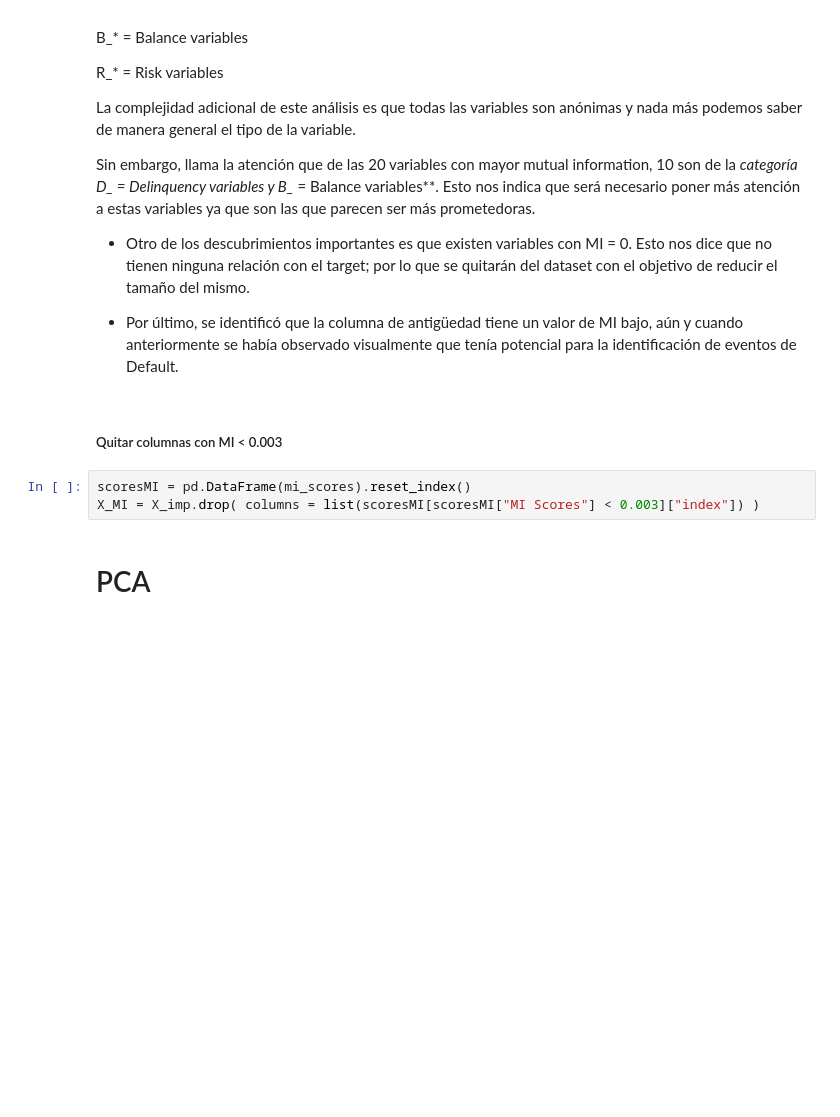
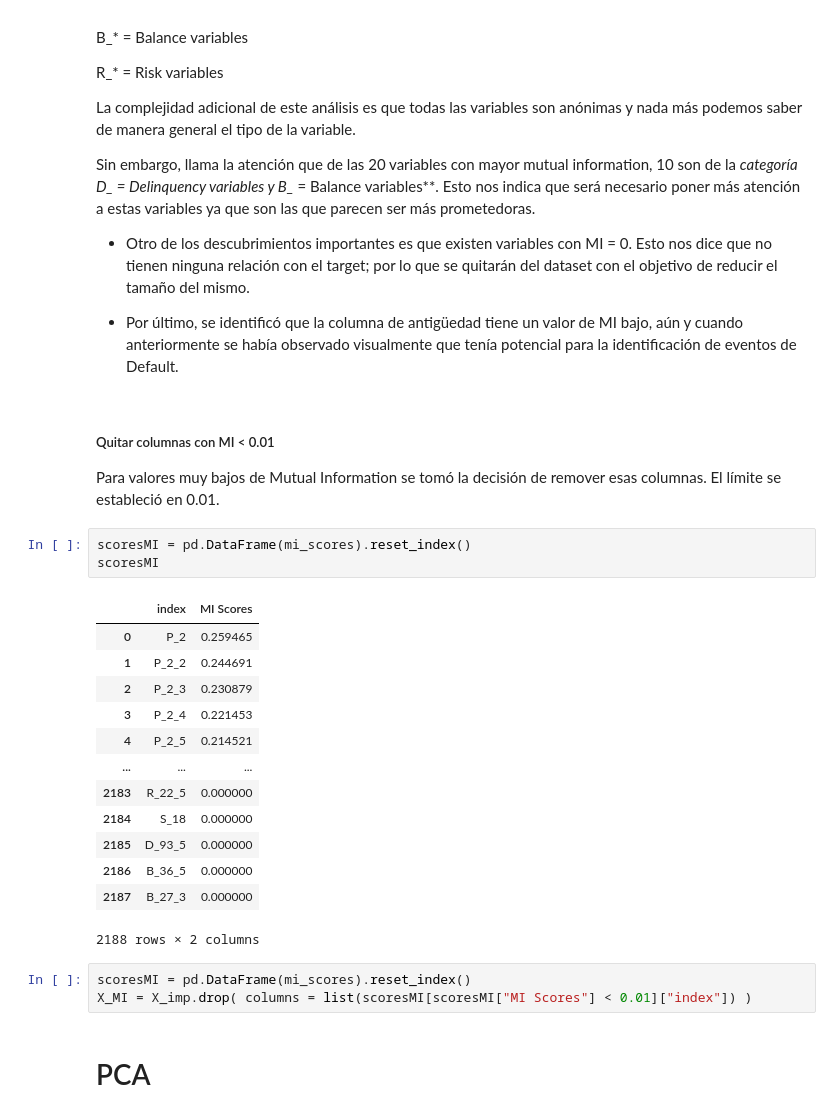
Before and after one commit to juantoveayra/ProyectoIntegrador, a Jupyter notebook: ProyectoIntegrador_JuanTorres.ipynb, the cells around one changed output. Drawn from its saved outputs; the diff is of its cells as text; blank space fills up the shorter version.

```diff
--- a/ProyectoIntegrador_JuanTorres.ipynb
+++ b/ProyectoIntegrador_JuanTorres.ipynb
@@ -532,10 +536,28 @@ Sin embargo, llama la atención que de las 20 variables con mayor mutual informa
 
 * Por último, se identificó que la columna de antigüedad tiene un valor de MI bajo, aún y cuando anteriormente se había observado visualmente que tenía potencial para la identificación de eventos de Default.
 # %% [markdown]
-##### Quitar columnas con MI < 0.003
+##### Quitar columnas con MI < 0.01
+Para valores muy bajos de Mutual Information se tomó la decisión de remover esas columnas. El límite se estableció en 0.01.
+# %%
+scoresMI = pd.DataFrame(mi_scores).reset_index()
+scoresMI
+# %% [output]
+|  | index | MI Scores |
+| 0 | P_2 | 0.259465 |
+| 1 | P_2_2 | 0.244691 |
+| 2 | P_2_3 | 0.230879 |
+| 3 | P_2_4 | 0.221453 |
+| 4 | P_2_5 | 0.214521 |
+| ... | ... | ... |
+| 2183 | R_22_5 | 0.000000 |
+| 2184 | S_18 | 0.000000 |
+| 2185 | D_93_5 | 0.000000 |
+| 2186 | B_36_5 | 0.000000 |
+| 2187 | B_27_3 | 0.000000 |
+2188 rows × 2 columns
 # %%
 scoresMI = pd.DataFrame(mi_scores).reset_index()
-X_MI = X_imp.drop( columns = list(scoresMI[scoresMI["MI Scores"] < 0.003]["index"]) )
+X_MI = X_imp.drop( columns = list(scoresMI[scoresMI["MI Scores"] < 0.01]["index"]) )
 # %% [markdown]
 # PCA
 # %% [markdown]
```
Also changed, not shown: parts of 45 cells of this notebook.
